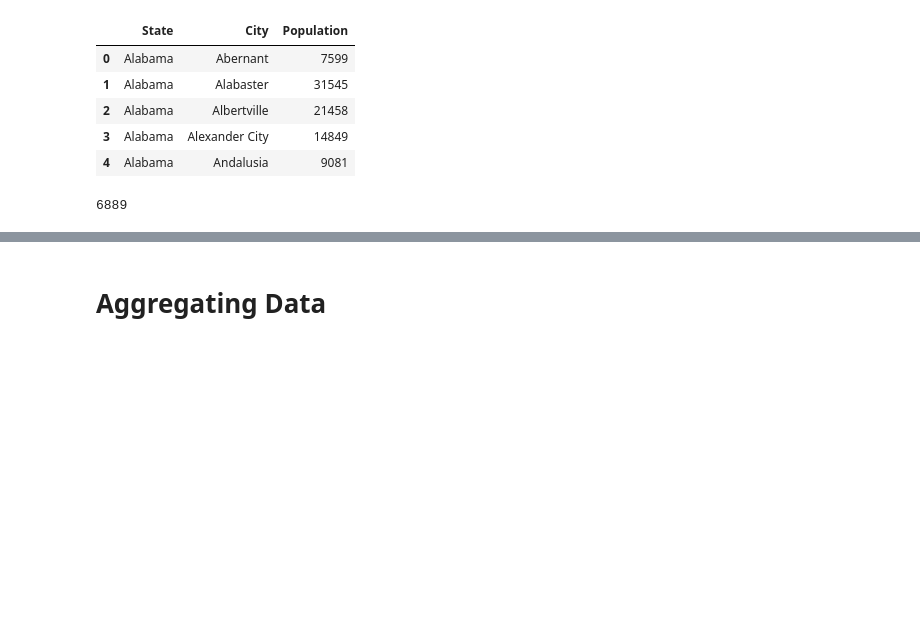
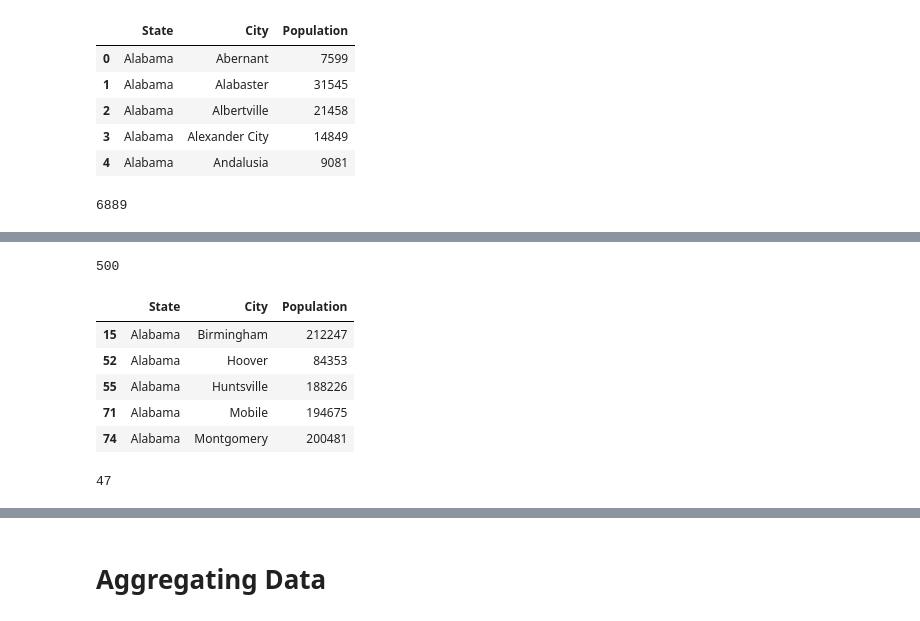
Before and after one commit to BloomTech-Labs/PT17_cityspire-f-ds, a Jupyter notebook: notebooks/exploratory/real_estate.ipynb, the cells around one changed output, grey strips where cells are left out. Drawn from its saved outputs; the diff is of its cells as text; code cells hidden in the pictures; blank space fills up the shorter version.

```diff
--- a/notebooks/exploratory/real_estate.ipynb
+++ b/notebooks/exploratory/real_estate.ipynb
@@ -186,8 +186,8 @@ metro[:50]
 # %% [markdown]
 ## Data.World City Population Set
 # %%
-df = pd.read_excel('https://query.data.world/s/gewikohoj4s2gqv4bowlzpdxeu4jzl', usecols=['State', 'City', 'Population'])
-df.head()
+population = pd.read_excel('https://query.data.world/s/gewikohoj4s2gqv4bowlzpdxeu4jzl', usecols=['State', 'City', 'Population'])
+population.head()
 # %% [output]
 |  | State | City | Population |
 | 0 | Alabama | Abernant | 7599 |
@@ -201,0 +217,18 @@ len(df)
+# %%
+len(population[population['Population'] > 80000])
+# %% [output]
+500
+# %%
+cities = population[population['Population'] > 80000]
+cities.head()
+# %% [output]
+|  | State | City | Population |
+| 15 | Alabama | Birmingham | 212247 |
+| 52 | Alabama | Hoover | 84353 |
+| 55 | Alabama | Huntsville | 188226 |
+| 71 | Alabama | Mobile | 194675 |
+| 74 | Alabama | Montgomery | 200481 |
+# %%
+len(cities['State'].unique())
+# %% [output]
+47
```
Also changed, not shown: parts of 5 cells of this notebook.
